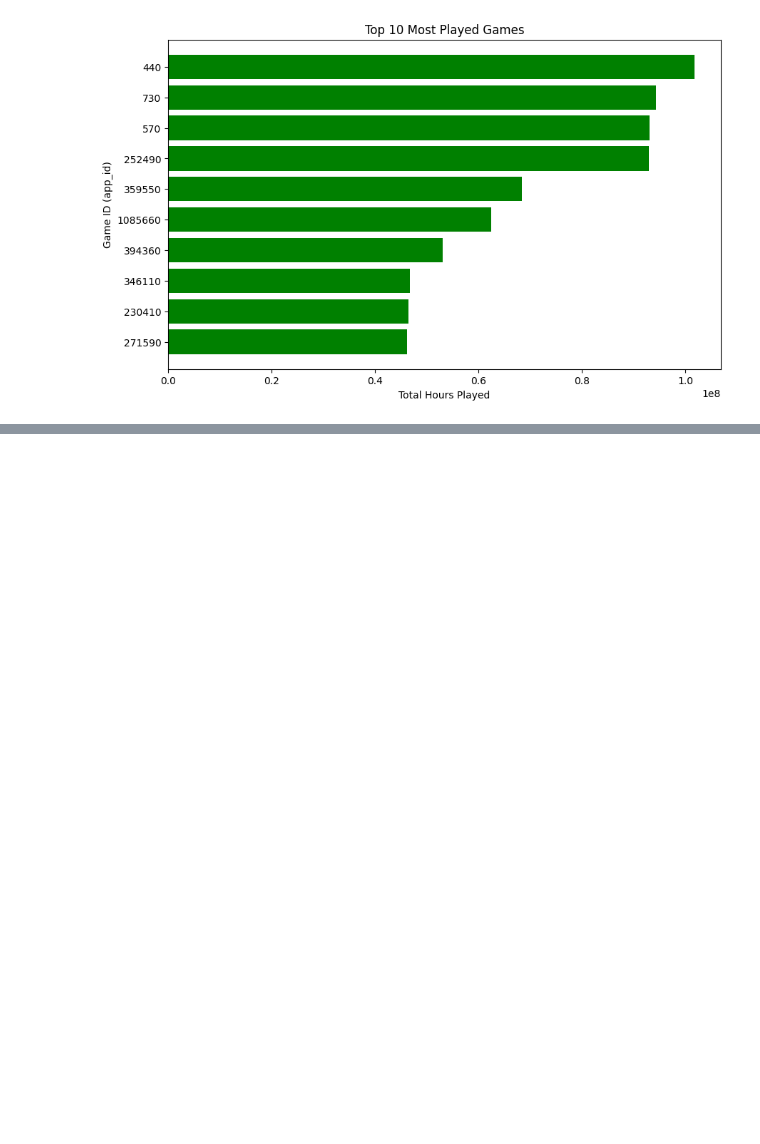
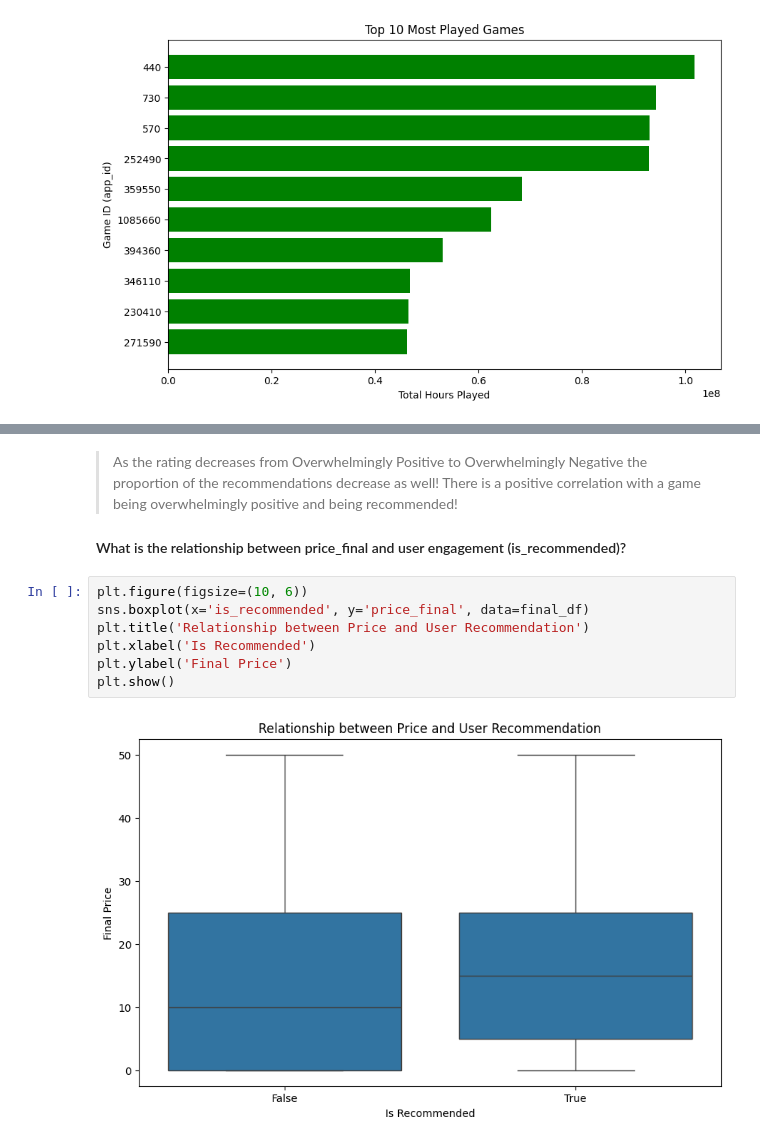
Before and after one commit to Darknight47/Data-Science-Project-02, a Jupyter notebook: steam_game_recommendation.ipynb, the cells around one changed output, grey strips where cells are left out. Drawn from its saved outputs; the diff is of its cells as text; blank space fills up the shorter version.

```diff
--- a/steam_game_recommendation.ipynb
+++ b/steam_game_recommendation.ipynb
@@ -504,0 +525,13 @@ Passing `palette` without assigning `hue` is deprecated and will be removed in v
+# %% [markdown]
+> As the rating decreases from Overwhelmingly Positive to Overwhelmingly Negative the proportion of the recommendations decrease as well! There is a positive correlation with a game being overwhelmingly positive and being recommended!
+
+#### What is the relationship between price_final and user engagement (is_recommended)?
+# %%
+plt.figure(figsize=(10, 6))
+sns.boxplot(x='is_recommended', y='price_final', data=final_df)
+plt.title('Relationship between Price and User Recommendation')
+plt.xlabel('Is Recommended')
+plt.ylabel('Final Price')
+plt.show()
+# %% [output]
+[figure, added]
```
Also changed, not shown: parts of 6 cells of this notebook.
